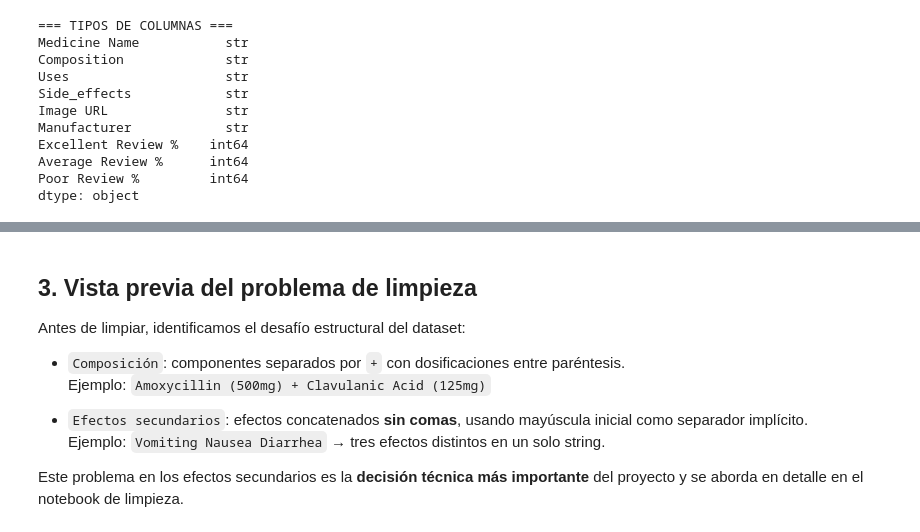
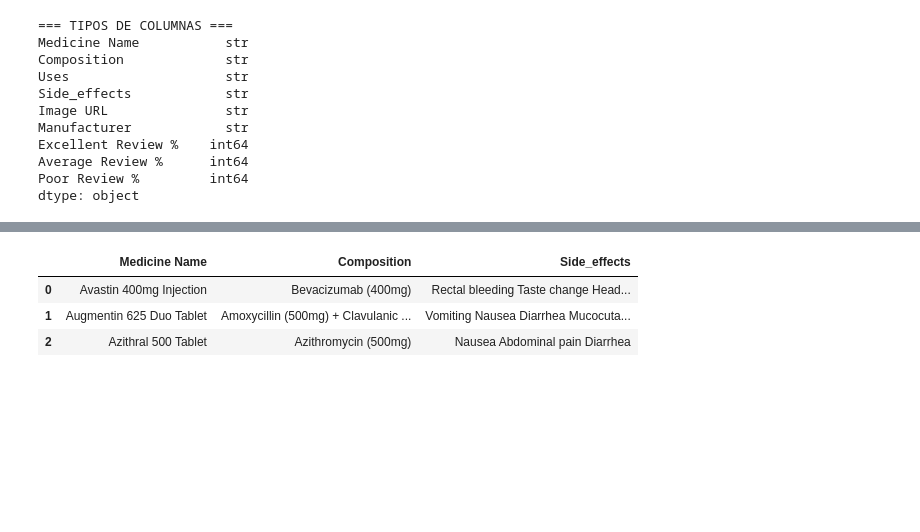
Before and after one commit to Cesitar16/SCY1101-Exp1-Drug-Data-Analysis, a Jupyter notebook: notebooks/enfoque_03_efectos_secundarios_componentes/01_eda_efectos_secundarios_componentes.ipynb, the cells around one changed output, grey strips where cells are left out. Cells and saved outputs as stored; diff of their text form; code cells hidden in the pictures; blank space fills up the shorter version.

Commit message:
Cambios criticos en la estructura de los notebooks y src

```diff
--- a/notebooks/enfoque_03_efectos_secundarios_componentes/01_eda_efectos_secundarios_componentes.ipynb
+++ b/notebooks/enfoque_03_efectos_secundarios_componentes/01_eda_efectos_secundarios_componentes.ipynb
@@ -115,12 +50,8 @@ plt.show()
-# %% [markdown]
-## 3. Vista previa del problema de limpieza
-
-Antes de limpiar, identificamos el desafío estructural del dataset:
-
-- `Composición`: componentes separados por `+` con dosificaciones entre paréntesis.
-  Ejemplo: `Amoxycillin (500mg) + Clavulanic Acid (125mg)`
-
-- `Efectos secundarios`: efectos concatenados **sin comas**, usando mayúscula inicial como separador implícito.
-  Ejemplo: `Vomiting Nausea Diarrhea` → tres efectos distintos en un solo string.
-
-Este problema en los efectos secundarios es la **decisión técnica más importante** del proyecto y se aborda en detalle en el notebook de limpieza.
+# %%
+# Primeras filas de Composition y Side_effects (nuestras columnas clave)
+df[["Medicine Name", "Composition", "Side_effects"]].head(3)
+# %% [output]
+|  | Medicine Name | Composition | Side_effects |
+| 0 | Avastin 400mg Injection | Bevacizumab (400mg) | Rectal bleeding Taste change Head... |
+| 1 | Augmentin 625 Duo Tablet | Amoxycillin (500mg) + Clavulanic ... | Vomiting Nausea Diarrhea Mucocuta... |
+| 2 | Azithral 500 Tablet | Azithromycin (500mg) | Nausea Abdominal pain Diarrhea |
```
Also changed, not shown: parts of 26 cells of this notebook, 15 other files.
